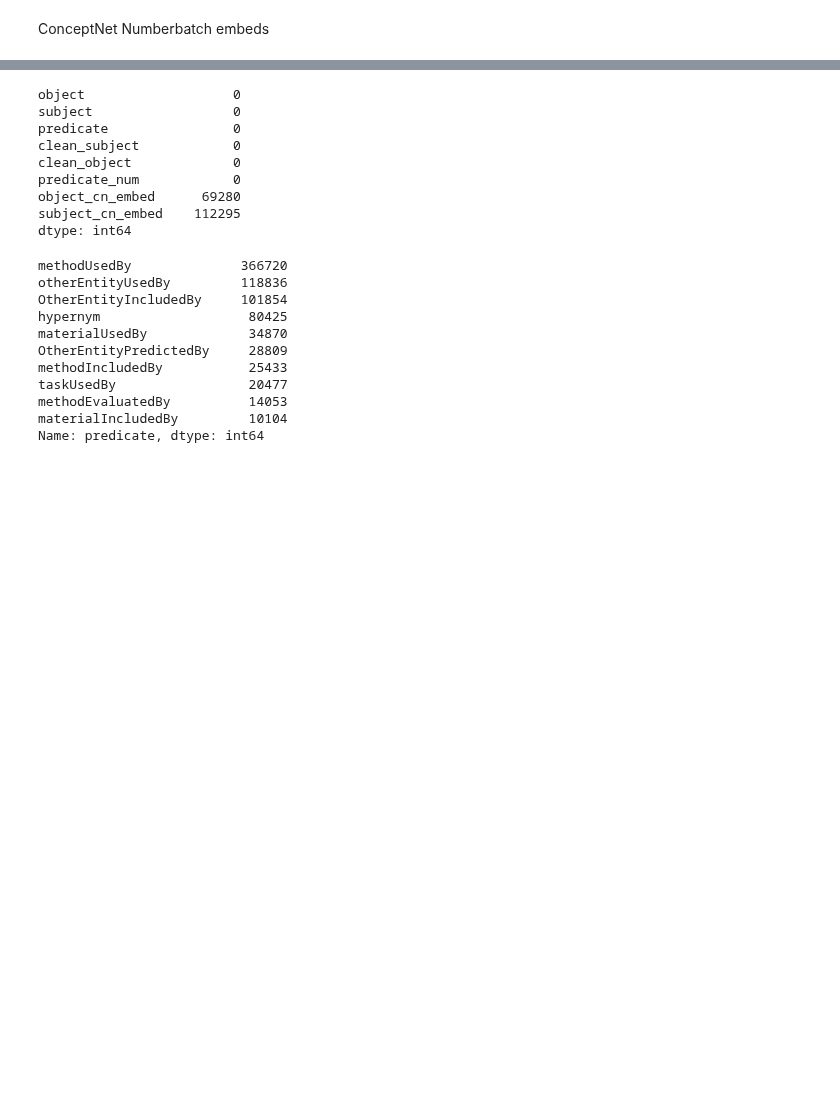
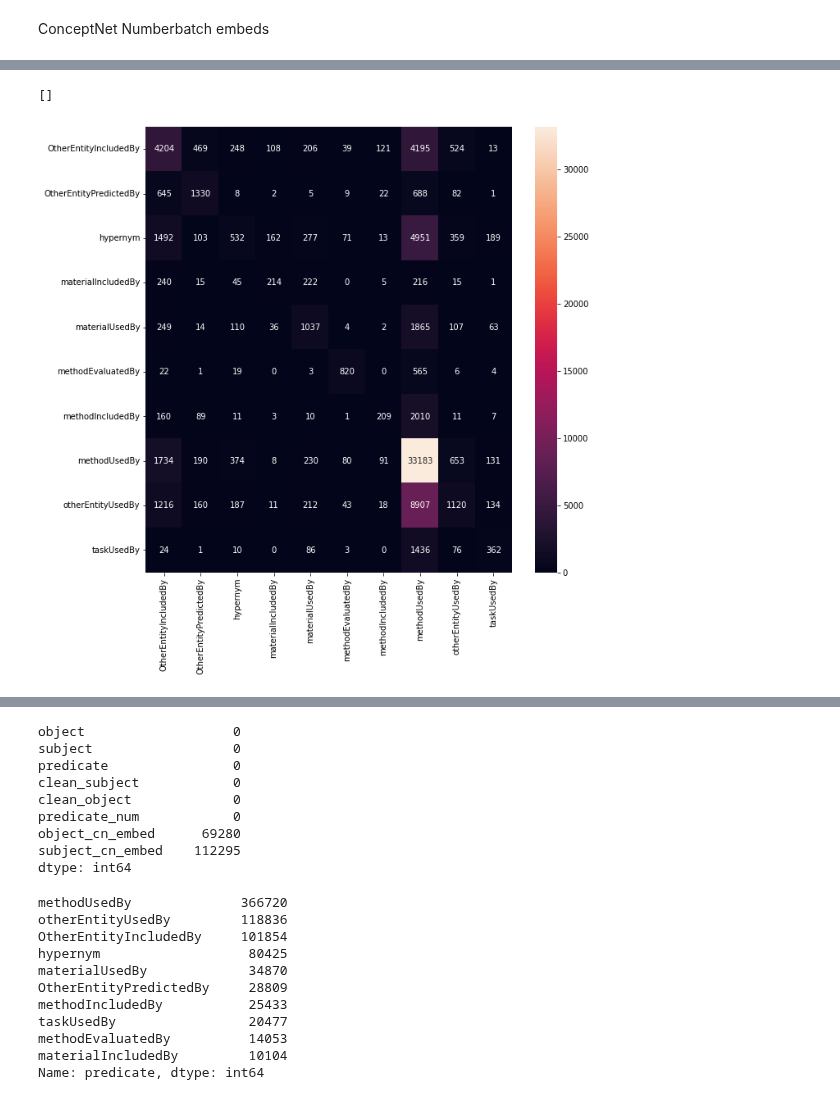
Before and after one commit to chejuro/Relation-prediction-from-embeddings, a Jupyter notebook: AiKg dataset.ipynb, the cells around one changed output, grey strips where cells are left out. Saved outputs shown, nothing was run; the diff lists cells and outputs as text; code cells hidden in the pictures; blank space fills up the shorter version.

```diff
--- a/AiKg dataset.ipynb
+++ b/AiKg dataset.ipynb
@@ -169,0 +240,5 @@ conceptnet_model = load_embeddings("numberbatch-en-19.08.txt")
+# %%
+X_train, X_valid, y_train, y_valid = train_test_split(train_embeds,
+                                                      y,
+                                                      test_size=0.1,
+                                                      random_state=42)
@@ -169,0 +249,10 @@ conceptnet_model = load_embeddings("numberbatch-en-19.08.txt")
+# %%
+# sum embeds
+logreg = LogisticRegression(multi_class='multinomial')
+logreg.fit(X_train, y_train)
+
+train_preds = logreg.predict(X_train)
+print('Train score:', accuracy_score(y_train, train_preds))
+
+valid_preds = logreg.predict(X_valid)
+print('Validation score:', accuracy_score(y_valid, valid_preds))
@@ -169,0 +269,6 @@ conceptnet_model = load_embeddings("numberbatch-en-19.08.txt")
+# %%
+train_preds = logreg.predict(X_train)
+print('Train score:', accuracy_score(y_train, train_preds))
+
+valid_preds = logreg.predict(X_valid)
+print('Validation score:', accuracy_score(y_valid, valid_preds))
@@ -169,0 +278,3 @@ conceptnet_model = load_embeddings("numberbatch-en-19.08.txt")
+# %%
+matrix = confusion_matrix(y_valid, valid_preds)
+matrix.diagonal() / matrix.sum(axis=1)
@@ -170,3 +307,11 @@ conceptnet_model = load_embeddings("numberbatch-en-19.08.txt")
+# %%
+plt.figure(figsize=(10,10))
+sns.heatmap(matrix, xticklabels=le.classes_, yticklabels=le.classes_,
+            annot=True, fmt='g')
+plt.plot()
+# %% [output]
+[]
+[figure, added]
 # %%
 df['object_cn_embed'] = df['clean_object'].apply(lambda x: apply_embed_model(conceptnet_model, x))
 df['subject_cn_embed'] = df['clean_subject'].apply(lambda x: apply_embed_model(conceptnet_model, x))
```
Also changed, not shown: parts of 23 cells of this notebook, 4 other files.
